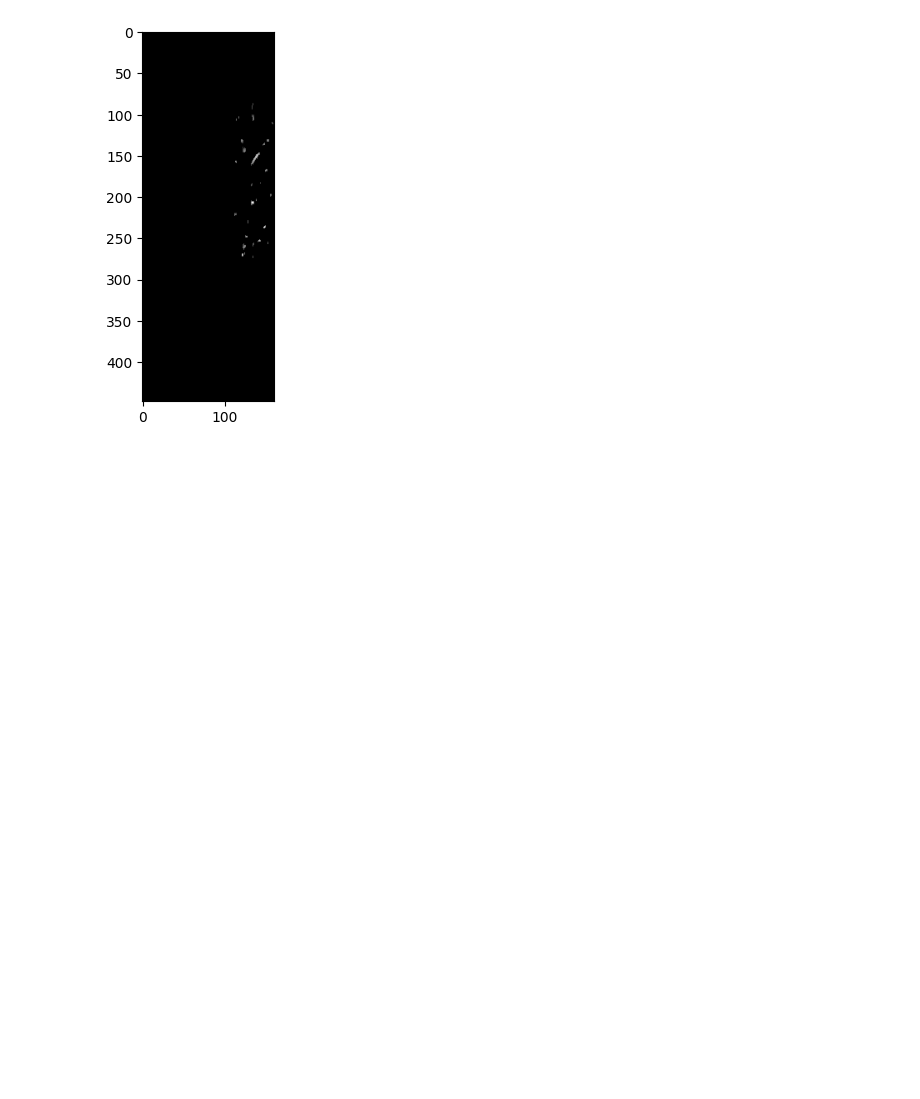
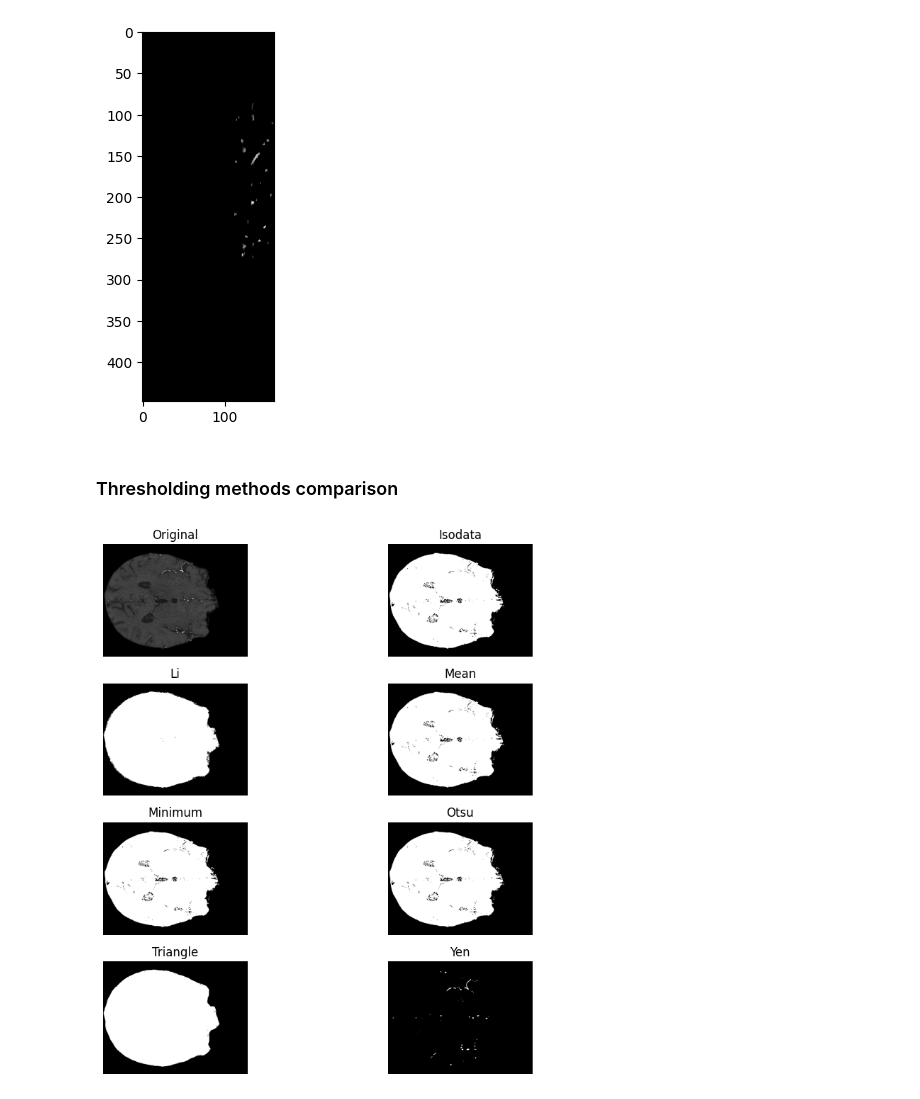
Before and after one commit to pzareba22/vessel_segmentation, a Jupyter notebook: 1.ipynb, the cells around one changed output. Drawn from its saved outputs; the diff is of its cells as text; code cells hidden in the pictures; blank space fills up the shorter version.

Commit message:
initial thresholding run

```diff
--- a/1.ipynb
+++ b/1.ipynb
@@ -18,3 +18,13 @@ plt.imshow(x, cmap="gray")
 plt.show()
 # %% [output]
 [figure]
+# %% [markdown]
+### Thresholding methods comparison
+# %%
+from skimage.filters import try_all_threshold
+demo_img = data[:, :, 120]
+demo_results = mask_data[:, :, 120]
+try_all_threshold(demo_img, figsize=(10, 8), verbose=False)
+plt.show()
+# %% [output]
+[figure, added]
```
Also changed, not shown: parts of 7 cells of this notebook.
